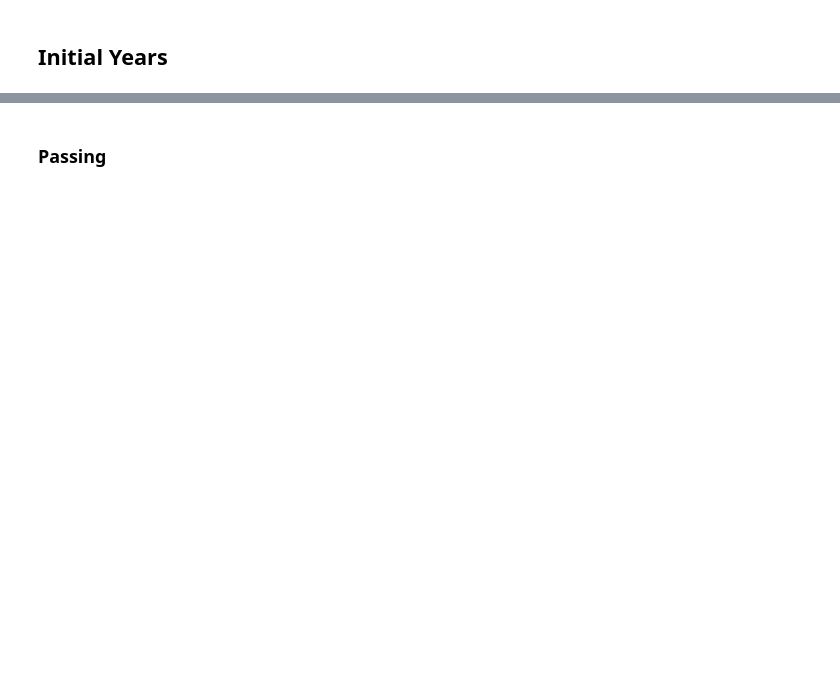
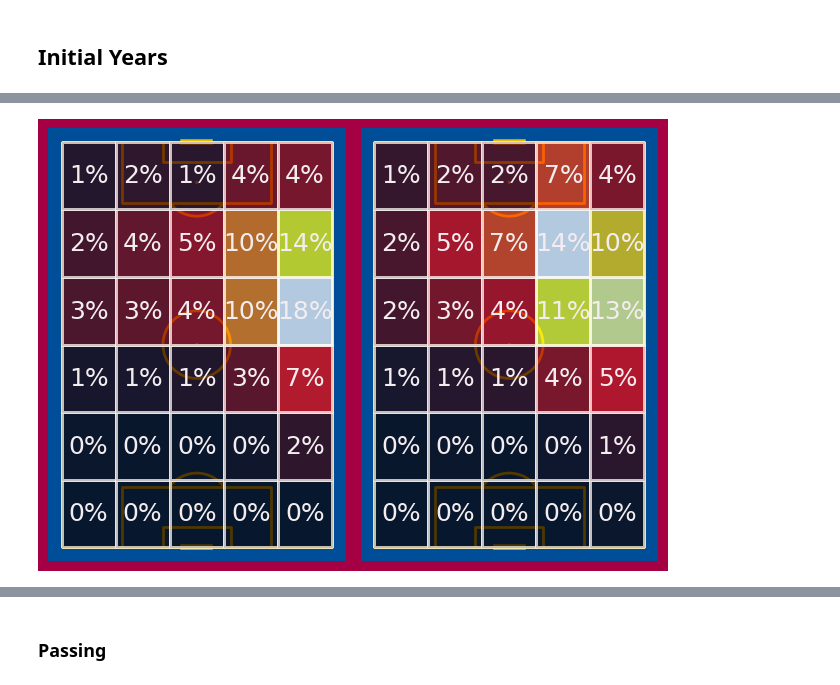
Before and after one commit to YashaswiPandey/IST652-FinalProject, a Jupyter notebook: messiAnalysis.ipynb, the cells around one changed output, grey strips where cells are left out. Drawn from its saved outputs; the diff is of its cells as text; code cells hidden in the pictures; blank space fills up the shorter version.

```diff
--- a/messiAnalysis.ipynb
+++ b/messiAnalysis.ipynb
@@ -63,0 +102,17 @@ cbar = fig.colorbar(hexmap, ax=ax, shrink=0.6,label='count')
+# %%
+pitch = VerticalPitch(pitch_type='statsbomb',pitch_color='#004d98', line_color='#edbb00')
+fig, axs = pitch.draw(nrows=1,ncols=2)
+fig.set_facecolor('#a50044')
+bin_statistic1 = pitch.bin_statistic(iCarry['x_start'], iCarry['y_start'], statistic='count', bins=(6, 5), normalize=True)
+pitch.heatmap(bin_statistic1, ax=axs[0], cmap='hot', edgecolor='#f9f9f9',alpha=0.7)
+labels = pitch.label_heatmap(bin_statistic1, color='#f4edf0', fontsize=18,
+                             ax=axs[0], ha='center', va='center',
+                             str_format='{:.0%}')
+
+bin_statistic2 = pitch.bin_statistic(iCarry['x_carry_end'], iCarry['y_carry_end'], statistic='count', bins=(6, 5), normalize=True)
+pitch.heatmap(bin_statistic2, ax=axs[1], cmap='hot', edgecolor='#f9f9f9',alpha=0.7)
+labels = pitch.label_heatmap(bin_statistic2, color='#f4edf0', fontsize=18,
+                             ax=axs[1], ha='center', va='center',
+                             str_format='{:.0%}')
+# %% [output]
+[figure, added]
```
Also changed, not shown: parts of 33 cells of this notebook, 1 other file.
